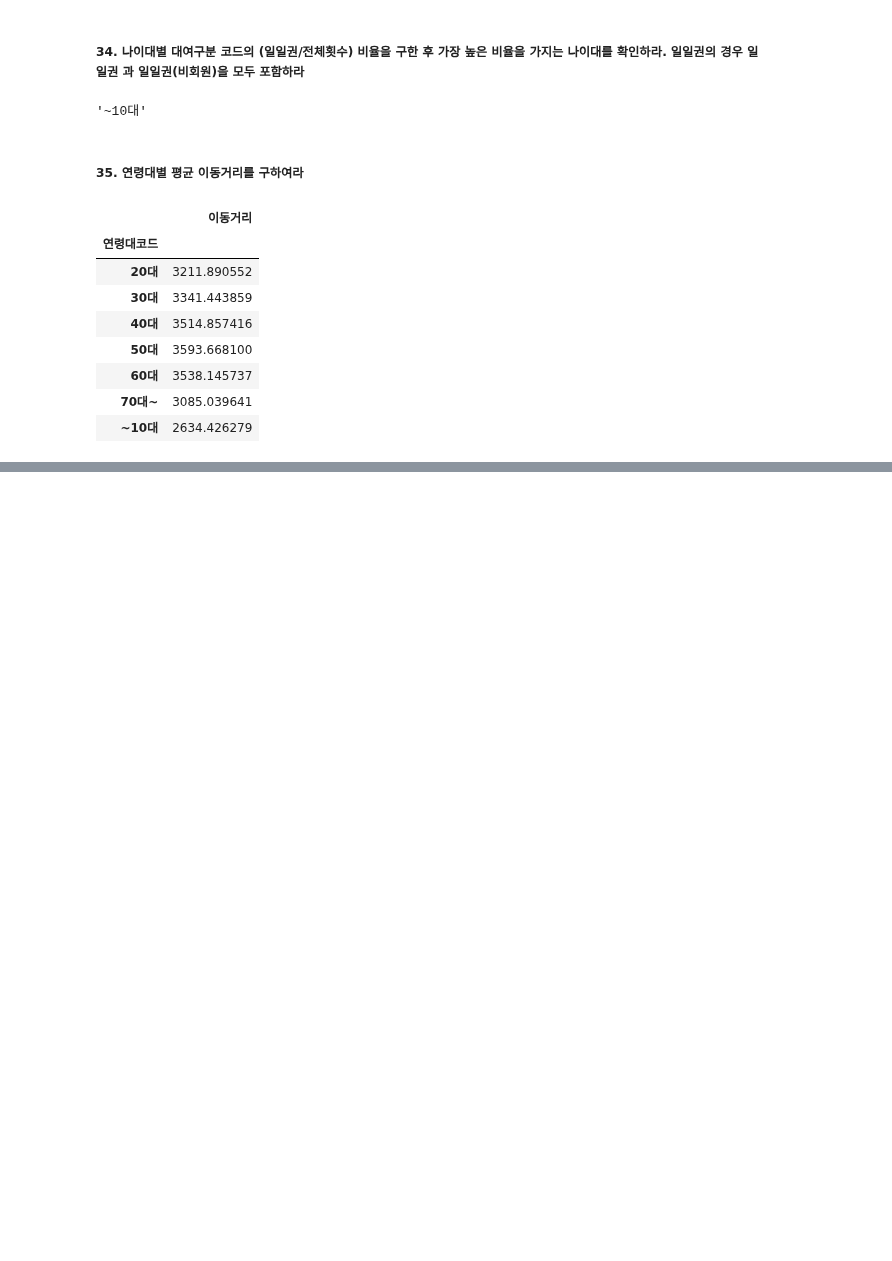
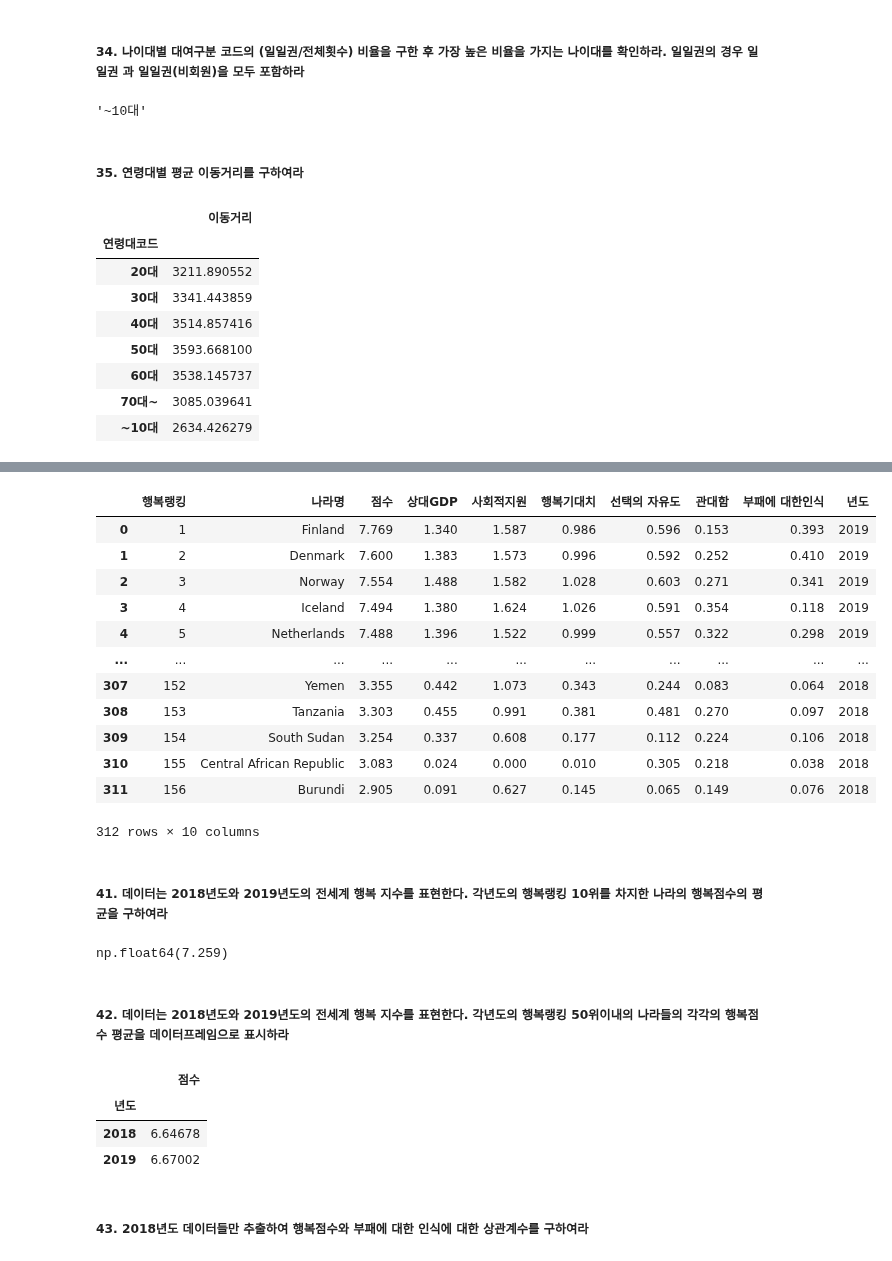
Before and after one commit to cms6090/Big-Data-Analysis, a Jupyter notebook: type1.ipynb, the cells around one changed output, grey strips where cells are left out. Drawn from its saved outputs; the diff is of its cells as text; code cells hidden in the pictures; blank space fills up the shorter version.

```diff
--- a/type1.ipynb
+++ b/type1.ipynb
@@ -592,0 +654,34 @@ df[['연령대코드','이동거리']].groupby(['연령대코드']).mean()
+# %%
+df = pd.read_csv("https://raw.githubusercontent.com/Datamanim/datarepo/main/happy2/happiness.csv", encoding = "utf-8")
+df
+# %% [output]
+|  | 행복랭킹 | 나라명 | 점수 | 상대GDP | 사회적지원 | 행복기대치 | 선택의 자유도 | 관대함 | 부패에 대한인식 | 년도 |
+| 0 | 1 | Finland | 7.769 | 1.340 | 1.587 | 0.986 | 0.596 | 0.153 | 0.393 | 2019 |
+| 1 | 2 | Denmark | 7.600 | 1.383 | 1.573 | 0.996 | 0.592 | 0.252 | 0.410 | 2019 |
+| 2 | 3 | Norway | 7.554 | 1.488 | 1.582 | 1.028 | 0.603 | 0.271 | 0.341 | 2019 |
+| 3 | 4 | Iceland | 7.494 | 1.380 | 1.624 | 1.026 | 0.591 | 0.354 | 0.118 | 2019 |
+| 4 | 5 | Netherlands | 7.488 | 1.396 | 1.522 | 0.999 | 0.557 | 0.322 | 0.298 | 2019 |
+| ... | ... | ... | ... | ... | ... | ... | ... | ... | ... | ... |
+| 307 | 152 | Yemen | 3.355 | 0.442 | 1.073 | 0.343 | 0.244 | 0.083 | 0.064 | 2018 |
+| 308 | 153 | Tanzania | 3.303 | 0.455 | 0.991 | 0.381 | 0.481 | 0.270 | 0.097 | 2018 |
+| 309 | 154 | South Sudan | 3.254 | 0.337 | 0.608 | 0.177 | 0.112 | 0.224 | 0.106 | 2018 |
+| 310 | 155 | Central African Republic | 3.083 | 0.024 | 0.000 | 0.010 | 0.305 | 0.218 | 0.038 | 2018 |
+| 311 | 156 | Burundi | 2.905 | 0.091 | 0.627 | 0.145 | 0.065 | 0.149 | 0.076 | 2018 |
+312 rows × 10 columns
+# %% [markdown]
+##### 41. 데이터는 2018년도와 2019년도의 전세계 행복 지수를 표현한다. 각년도의 행복랭킹 10위를 차지한 나라의 행복점수의 평균을 구하여라
+# %%
+df[df["행복랭킹"] == 10]["점수"].mean()
+# %% [output]
+np.float64(7.259)
+# %% [markdown]
+##### 42. 데이터는 2018년도와 2019년도의 전세계 행복 지수를 표현한다. 각년도의 행복랭킹 50위이내의 나라들의 각각의 행복점수 평균을 데이터프레임으로 표시하라
+# %%
+df[df["행복랭킹"] <= 50][["년도", "점수"]].groupby("년도").mean()
+# %% [output]
+|  | 점수 |
+| 년도 |  |
+| 2018 | 6.64678 |
+| 2019 | 6.67002 |
+# %% [markdown]
+##### 43. 2018년도 데이터들만 추출하여 행복점수와 부패에 대한 인식에 대한 상관계수를 구하여라
```
Also changed, not shown: parts of 195 cells of this notebook, 1 other file.
